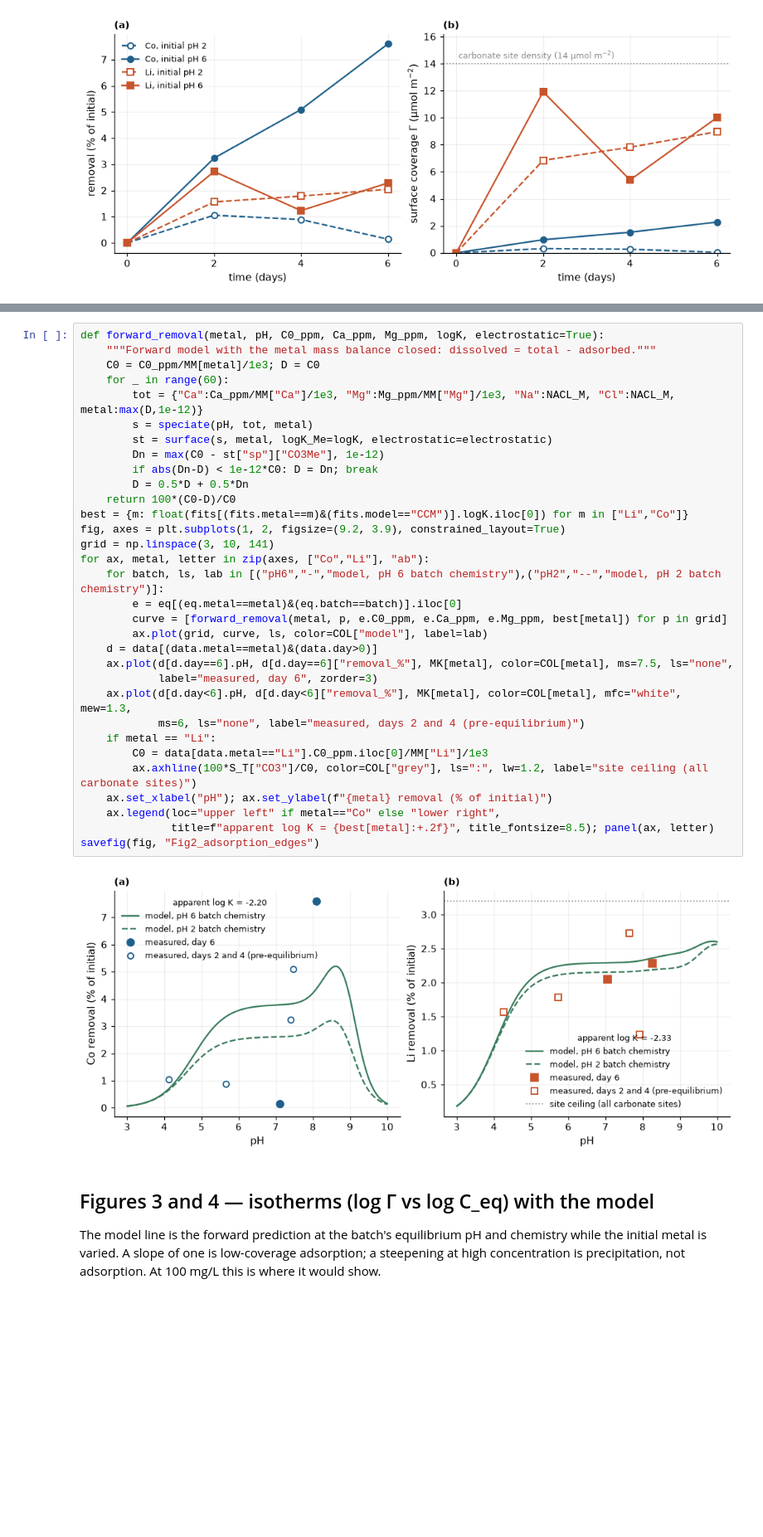
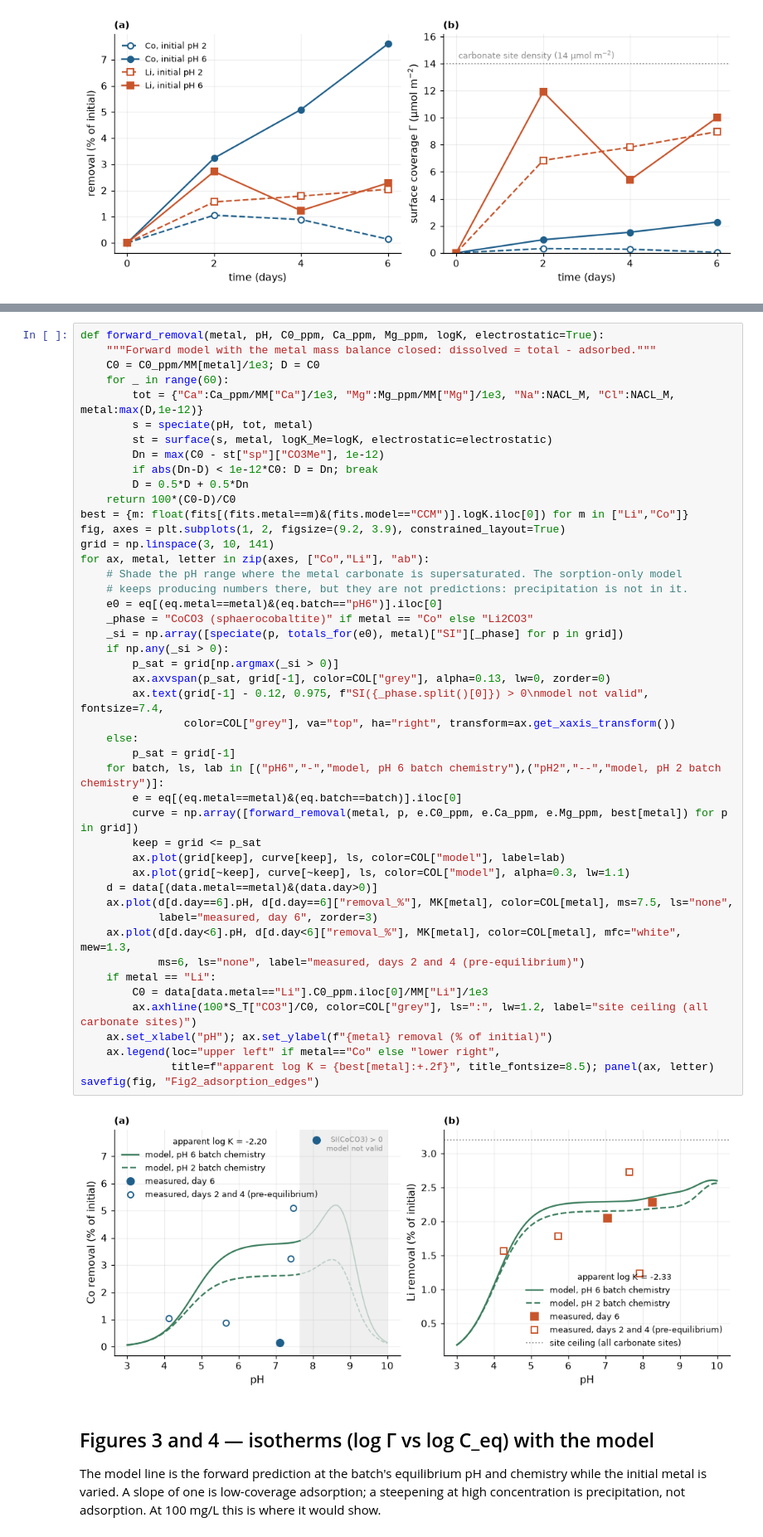
Before and after one commit to Marwa-2024/CCM-to-determine-Log-K-, a Jupyter notebook: LogK_LiCo_dolomite_carbonate_site_STEPWISE.ipynb, the cells around one changed output, grey strips where cells are left out. Shown at 83% size. Saved outputs shown, nothing was run; the diff lists cells and outputs as text; blank space fills up the shorter version.

Commit message:
Regenerate the notebook and figures with the repositioned band label
Co-Authored-By: Claude Opus 5 <noreply@anthropic.com>
Claude-Session: https://claude.ai/code/session_0115nxZh7Ed7HCfNWPMZoDps

```diff
--- a/LogK_LiCo_dolomite_carbonate_site_STEPWISE.ipynb
+++ b/LogK_LiCo_dolomite_carbonate_site_STEPWISE.ipynb
@@ -730,36 +752,50 @@ proton stoichiometry.
 def forward_removal(metal, pH, C0_ppm, Ca_ppm, Mg_ppm, logK, electrostatic=True):
     """Forward model with the metal mass balance closed: dissolved = total - adsorbed."""
     C0 = C0_ppm/MM[metal]/1e3; D = C0
     for _ in range(60):
         tot = {"Ca":Ca_ppm/MM["Ca"]/1e3, "Mg":Mg_ppm/MM["Mg"]/1e3, "Na":NACL_M, "Cl":NACL_M, metal:max(D,1e-12)}
         s = speciate(pH, tot, metal)
         st = surface(s, metal, logK_Me=logK, electrostatic=electrostatic)
         Dn = max(C0 - st["sp"]["CO3Me"], 1e-12)
         if abs(Dn-D) < 1e-12*C0: D = Dn; break
         D = 0.5*D + 0.5*Dn
     return 100*(C0-D)/C0
 best = {m: float(fits[(fits.metal==m)&(fits.model=="CCM")].logK.iloc[0]) for m in ["Li","Co"]}
 fig, axes = plt.subplots(1, 2, figsize=(9.2, 3.9), constrained_layout=True)
 grid = np.linspace(3, 10, 141)
 for ax, metal, letter in zip(axes, ["Co","Li"], "ab"):
+    # Shade the pH range where the metal carbonate is supersaturated. The sorption-only model
+    # keeps producing numbers there, but they are not predictions: precipitation is not in it.
+    e0 = eq[(eq.metal==metal)&(eq.batch=="pH6")].iloc[0]
+    _phase = "CoCO3 (sphaerocobaltite)" if metal == "Co" else "Li2CO3"
+    _si = np.array([speciate(p, totals_for(e0), metal)["SI"][_phase] for p in grid])
+    if np.any(_si > 0):
+        p_sat = grid[np.argmax(_si > 0)]
+        ax.axvspan(p_sat, grid[-1], color=COL["grey"], alpha=0.13, lw=0, zorder=0)
+        ax.text(grid[-1] - 0.12, 0.975, f"SI({_phase.split()[0]}) > 0\nmodel not valid", fontsize=7.4,
+                color=COL["grey"], va="top", ha="right", transform=ax.get_xaxis_transform())
+    else:
+        p_sat = grid[-1]
     for batch, ls, lab in [("pH6","-","model, pH 6 batch chemistry"),("pH2","--","model, pH 2 batch chemistry")]:
         e = eq[(eq.metal==metal)&(eq.batch==batch)].iloc[0]
-        curve = [forward_removal(metal, p, e.C0_ppm, e.Ca_ppm, e.Mg_ppm, best[metal]) for p in grid]
-        ax.plot(grid, curve, ls, color=COL["model"], label=lab)
+        curve = np.array([forward_removal(metal, p, e.C0_ppm, e.Ca_ppm, e.Mg_ppm, best[metal]) for p in grid])
+        keep = grid <= p_sat
+        ax.plot(grid[keep], curve[keep], ls, color=COL["model"], label=lab)
+        ax.plot(grid[~keep], curve[~keep], ls, color=COL["model"], alpha=0.3, lw=1.1)
     d = data[(data.metal==metal)&(data.day>0)]
     ax.plot(d[d.day==6].pH, d[d.day==6]["removal_%"], MK[metal], color=COL[metal], ms=7.5, ls="none",
             label="measured, day 6", zorder=3)
     ax.plot(d[d.day<6].pH, d[d.day<6]["removal_%"], MK[metal], color=COL[metal], mfc="white", mew=1.3,
             ms=6, ls="none", label="measured, days 2 and 4 (pre-equilibrium)")
     if metal == "Li":
         C0 = data[data.metal=="Li"].C0_ppm.iloc[0]/MM["Li"]/1e3
         ax.axhline(100*S_T["CO3"]/C0, color=COL["grey"], ls=":", lw=1.2, label="site ceiling (all carbonate sites)")
     ax.set_xlabel("pH"); ax.set_ylabel(f"{metal} removal (% of initial)")
     ax.legend(loc="upper left" if metal=="Co" else "lower right",
               title=f"apparent log K = {best[metal]:+.2f}", title_fontsize=8.5); panel(ax, letter)
 savefig(fig, "Fig2_adsorption_edges")
 # %% [output]
-[figure, old version]
+[figure, new version]
 # %% [markdown]
 ## Figures 3 and 4 — isotherms (log Γ vs log C_eq) with the model
 The model line is the forward prediction at the batch's equilibrium pH and chemistry while
```
Also changed, not shown: parts of 2 cells of this notebook, 8 other files.
